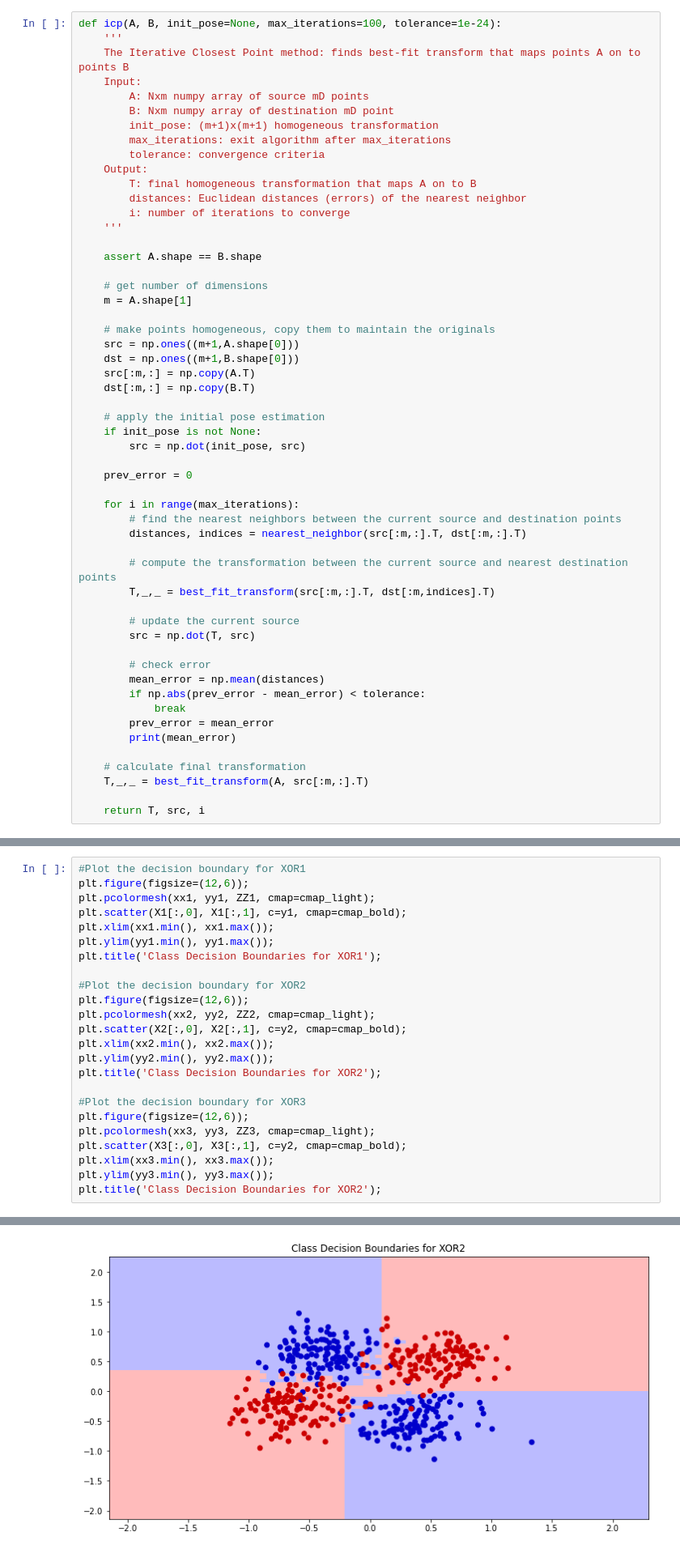
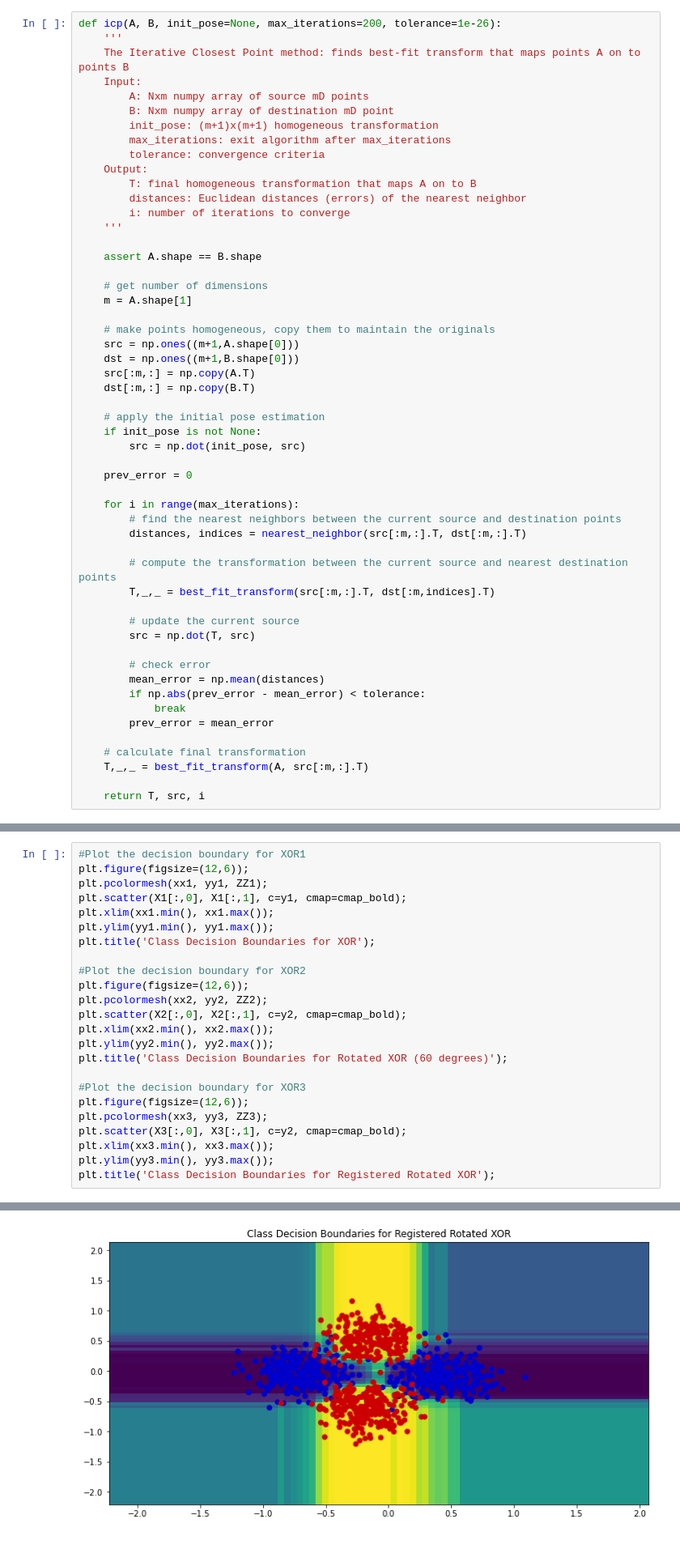
Before and after one commit to ykobaya9/ndd-links, a Jupyter notebook: Point_Set_DA.ipynb, the cells around one changed output, grey strips where cells are left out. Shown at 81% size. Drawn from its saved outputs; the diff is of its cells as text.

```diff
--- a/Point_Set_DA.ipynb
+++ b/Point_Set_DA.ipynb
@@ -118,7 +118,7 @@ def best_fit_transform(A, B):
 
     return T, R, t
 # %%
-def icp(A, B, init_pose=None, max_iterations=100, tolerance=1e-24):
+def icp(A, B, init_pose=None, max_iterations=200, tolerance=1e-26):
     '''
     The Iterative Closest Point method: finds best-fit transform that maps points A on to points B
     Input:
@@ -165,7 +165,6 @@ def icp(A, B, init_pose=None, max_iterations=100, tolerance=1e-24):
         if np.abs(prev_error - mean_error) < tolerance:
             break
         prev_error = mean_error
-        print(mean_error)
 
     # calculate final transformation
     T,_,_ = best_fit_transform(A, src[:m,:].T)
@@ -223,25 +242,25 @@ ZZ3 = ZZ3.reshape(xx3.shape)
 # %%
 #Plot the decision boundary for XOR1
 plt.figure(figsize=(12,6));
-plt.pcolormesh(xx1, yy1, ZZ1, cmap=cmap_light);
+plt.pcolormesh(xx1, yy1, ZZ1);
 plt.scatter(X1[:,0], X1[:,1], c=y1, cmap=cmap_bold);
 plt.xlim(xx1.min(), xx1.max());
 plt.ylim(yy1.min(), yy1.max());
-plt.title('Class Decision Boundaries for XOR1');
+plt.title('Class Decision Boundaries for XOR');
 
 #Plot the decision boundary for XOR2
 plt.figure(figsize=(12,6));
-plt.pcolormesh(xx2, yy2, ZZ2, cmap=cmap_light);
+plt.pcolormesh(xx2, yy2, ZZ2);
 plt.scatter(X2[:,0], X2[:,1], c=y2, cmap=cmap_bold);
 plt.xlim(xx2.min(), xx2.max());
 plt.ylim(yy2.min(), yy2.max());
-plt.title('Class Decision Boundaries for XOR2');
+plt.title('Class Decision Boundaries for Rotated XOR (60 degrees)');
 
 #Plot the decision boundary for XOR3
 plt.figure(figsize=(12,6));
-plt.pcolormesh(xx3, yy3, ZZ3, cmap=cmap_light);
+plt.pcolormesh(xx3, yy3, ZZ3);
 plt.scatter(X3[:,0], X3[:,1], c=y2, cmap=cmap_bold);
 plt.xlim(xx3.min(), xx3.max());
 plt.ylim(yy3.min(), yy3.max());
-plt.title('Class Decision Boundaries for XOR2');
+plt.title('Class Decision Boundaries for Registered Rotated XOR');
 # %% [output]
@@ -250 +269 @@ plt.title('Class Decision Boundaries for XOR2');
-[figure, old version]
+[figure, new version]
```
Also changed, not shown: parts of 17 cells of this notebook.
